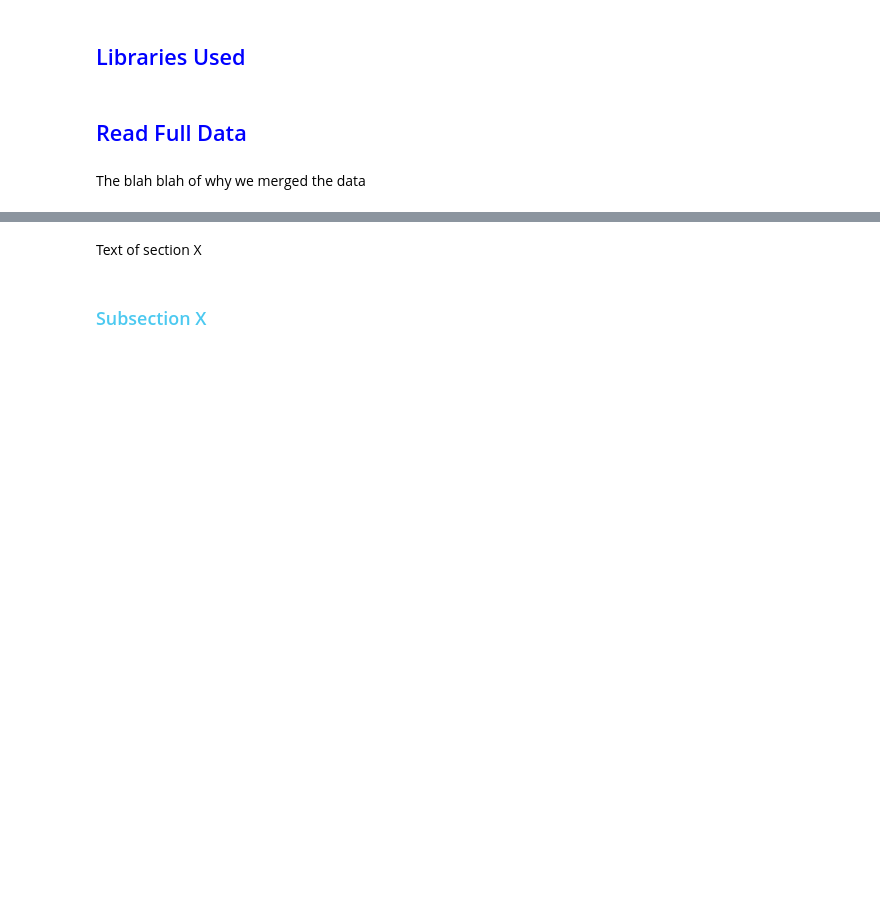
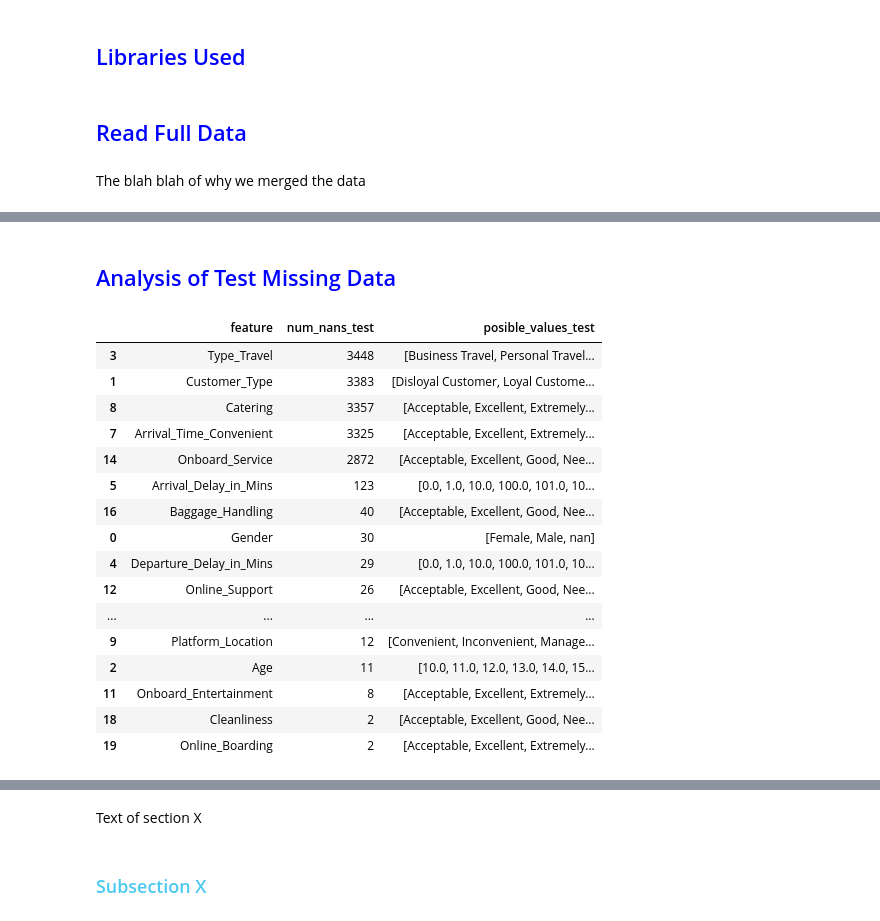
Before and after one commit to contreras-juan/kinki_adsp, a Jupyter notebook: notebooks/0_EDA/1_EDA_dani.ipynb, the cells around one changed output, grey strips where cells are left out. Cells and saved outputs as stored; diff of their text form; code cells hidden in the pictures; blank space fills up the shorter version.

```diff
--- a/notebooks/0_EDA/1_EDA_dani.ipynb
+++ b/notebooks/0_EDA/1_EDA_dani.ipynb
@@ -59,0 +71,28 @@ df
+# %% [markdown]
+## <span style="color:blue">Analysis of Test Missing Data</span>
+# %%
+data_missing = []
+for col in test_df.columns:
+    if test_df[col].isna().any():
+        data_missing.append([col, test_df[col].isna().sum(), sorted(test_df[col].astype(str).unique())])
+
+test_missing_analysis = pd.DataFrame(data_missing, columns=["feature", "num_nans_test", "posible_values_test"])
+test_missing_analysis.sort_values(by="num_nans_test", ascending=False)
+# %% [output]
+|  | feature | num_nans_test | posible_values_test |
+| 3 | Type_Travel | 3448 | [Business Travel, Personal Travel... |
+| 1 | Customer_Type | 3383 | [Disloyal Customer, Loyal Custome... |
+| 8 | Catering | 3357 | [Acceptable, Excellent, Extremely... |
+| 7 | Arrival_Time_Convenient | 3325 | [Acceptable, Excellent, Extremely... |
+| 14 | Onboard_Service | 2872 | [Acceptable, Excellent, Good, Nee... |
+| 5 | Arrival_Delay_in_Mins | 123 | [0.0, 1.0, 10.0, 100.0, 101.0, 10... |
+| 16 | Baggage_Handling | 40 | [Acceptable, Excellent, Good, Nee... |
+| 0 | Gender | 30 | [Female, Male, nan] |
+| 4 | Departure_Delay_in_Mins | 29 | [0.0, 1.0, 10.0, 100.0, 101.0, 10... |
+| 12 | Online_Support | 26 | [Acceptable, Excellent, Good, Nee... |
+| ... | ... | ... | ... |
+| 9 | Platform_Location | 12 | [Convenient, Inconvenient, Manage... |
+| 2 | Age | 11 | [10.0, 11.0, 12.0, 13.0, 14.0, 15... |
+| 11 | Onboard_Entertainment | 8 | [Acceptable, Excellent, Extremely... |
+| 18 | Cleanliness | 2 | [Acceptable, Excellent, Good, Nee... |
+| 19 | Online_Boarding | 2 | [Acceptable, Excellent, Extremely... |
```
Also changed, not shown: parts of 15 cells of this notebook.
